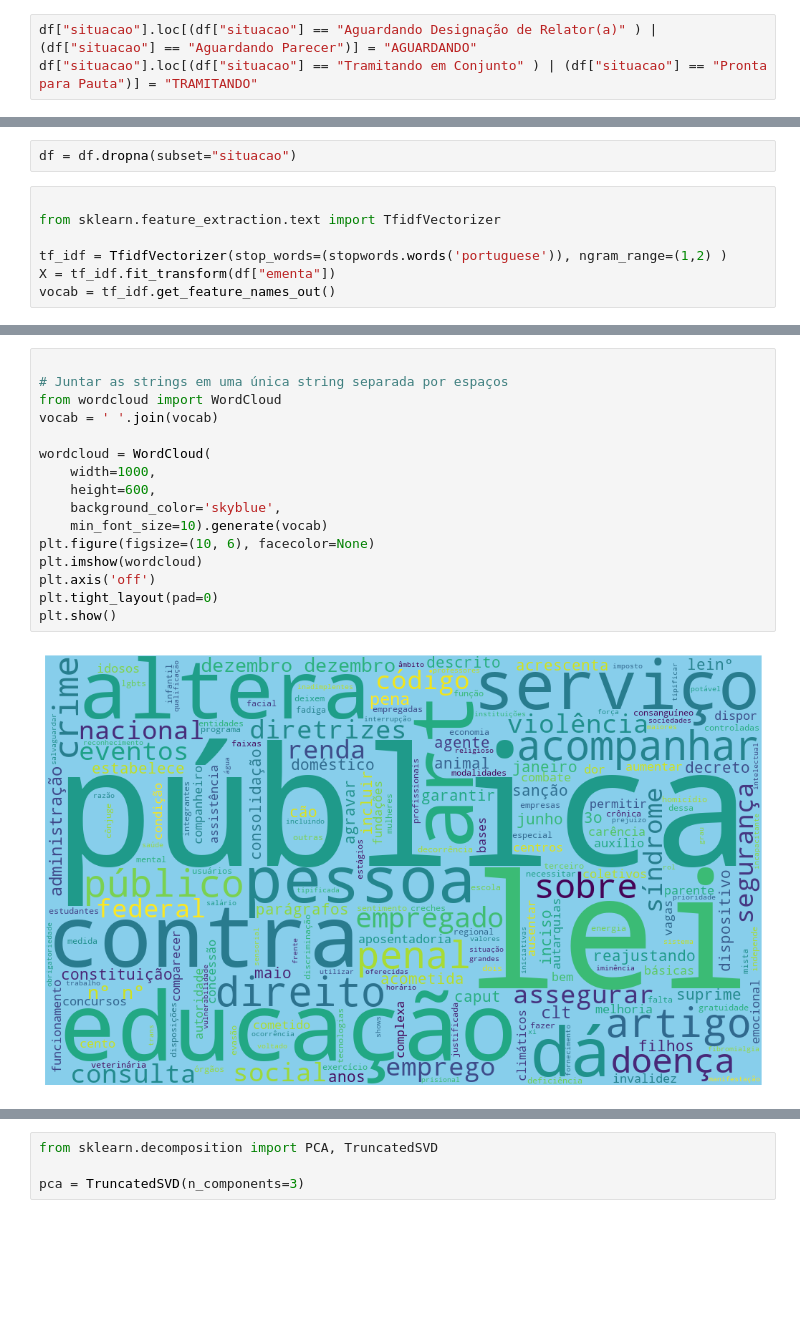
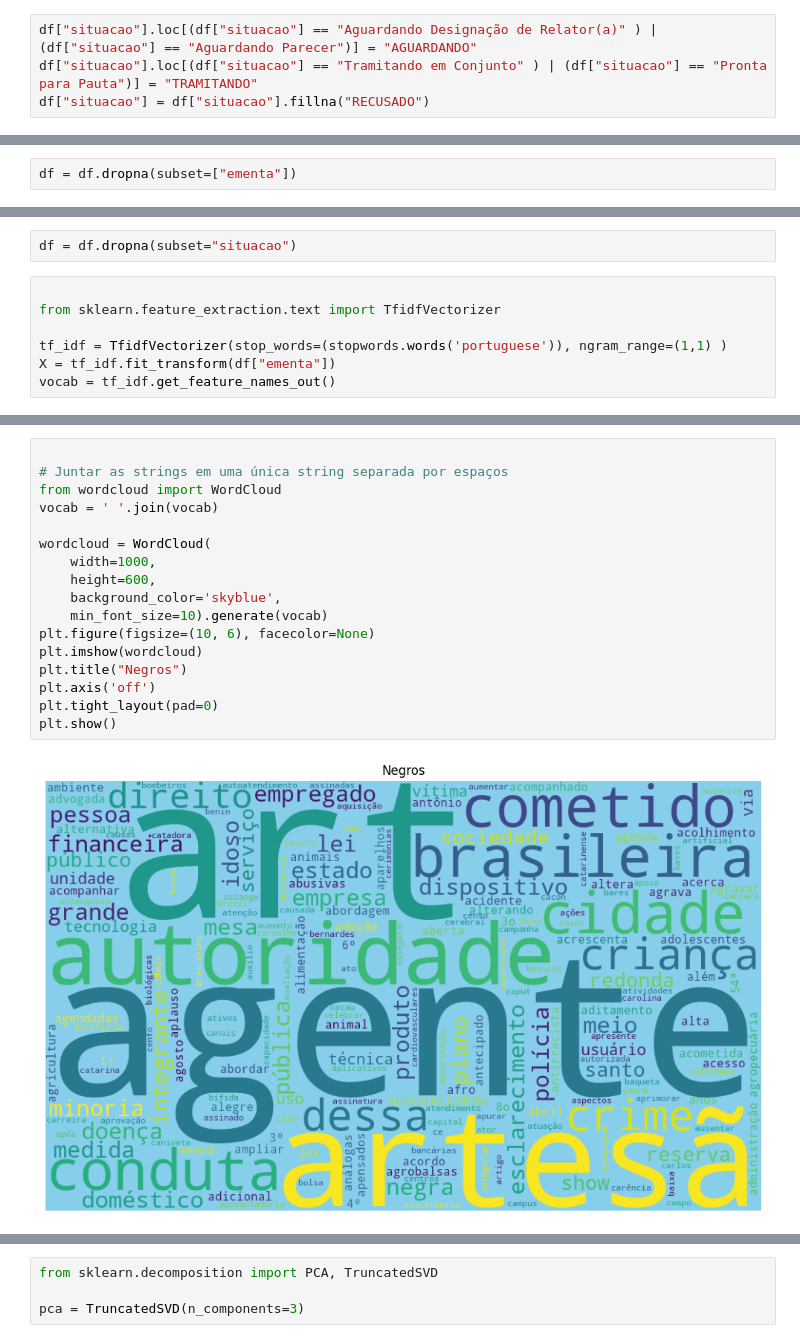
Before and after one commit to Davi-Ga/crawler-api, a Jupyter notebook: app/ML/nova_database/cor_negro.ipynb, the cells around one changed output, grey strips where cells are left out. Cells and saved outputs as stored; diff of their text form; blank space fills up the shorter version.

```diff
--- a/app/ML/nova_database/cor_negro.ipynb
+++ b/app/ML/nova_database/cor_negro.ipynb
@@ -50,6 +50,7 @@ df = df.drop(columns=remover_colunas)
 # %%
 df["situacao"].loc[(df["situacao"] == "Aguardando Designação de Relator(a)" ) | (df["situacao"] == "Aguardando Parecer")] = "AGUARDANDO"
 df["situacao"].loc[(df["situacao"] == "Tramitando em Conjunto" ) | (df["situacao"] == "Pronta para Pauta")] = "TRAMITANDO"
+df["situacao"] = df["situacao"].fillna("RECUSADO")
 # %% [output]
 You are setting values through chained assignment. Currently this works in certain cases, but when using Copy-on-Write (which will become the default behaviour in pandas 3.0) this will never work to u ...
 A typical example is when you are setting values in a column of a DataFrame, like:
@@ -75,3 +76,5 @@ array([nan, 'TRAMITANDO', 'AGUARDANDO'], dtype=object)
+# %%
+df = df.dropna(subset=["ementa"])
 # %%
 df
 # %% [output]
@@ -161,7 +149,7 @@ df = df.dropna(subset="situacao")
 
 from sklearn.feature_extraction.text import TfidfVectorizer
 
-tf_idf = TfidfVectorizer(stop_words=(stopwords.words('portuguese')), ngram_range=(1,2) )
+tf_idf = TfidfVectorizer(stop_words=(stopwords.words('portuguese')), ngram_range=(1,1) )
 X = tf_idf.fit_transform(df["ementa"])
 vocab = tf_idf.get_feature_names_out()
 # %%
@@ -187,21 +159,22 @@ array(['10', '10 741', '11', '11 126', '11 482', '126', '126 27', '14',
 # %%
 
 # Juntar as strings em uma única string separada por espaços
 from wordcloud import WordCloud
 vocab = ' '.join(vocab)
 
 wordcloud = WordCloud(
     width=1000,
     height=600,
     background_color='skyblue',
     min_font_size=10).generate(vocab)
 plt.figure(figsize=(10, 6), facecolor=None)
 plt.imshow(wordcloud)
+plt.title("Negros")
 plt.axis('off')
 plt.tight_layout(pad=0)
 plt.show()
 # %% [output]
-[figure, old version]
+[figure, new version]
 # %%
 X
 # %% [output]
```
Also changed, not shown: parts of 30 cells of this notebook, 7 other files.
